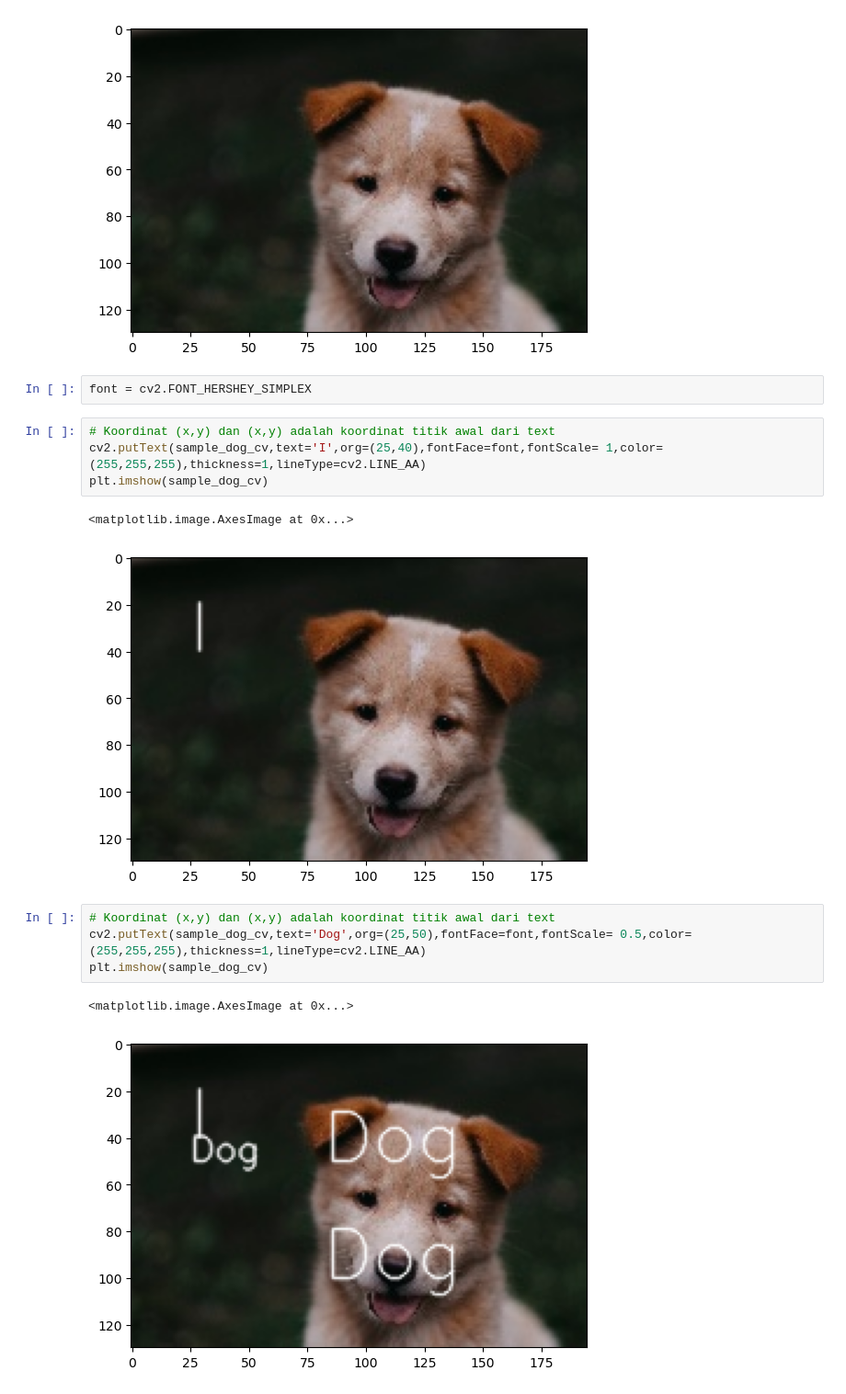
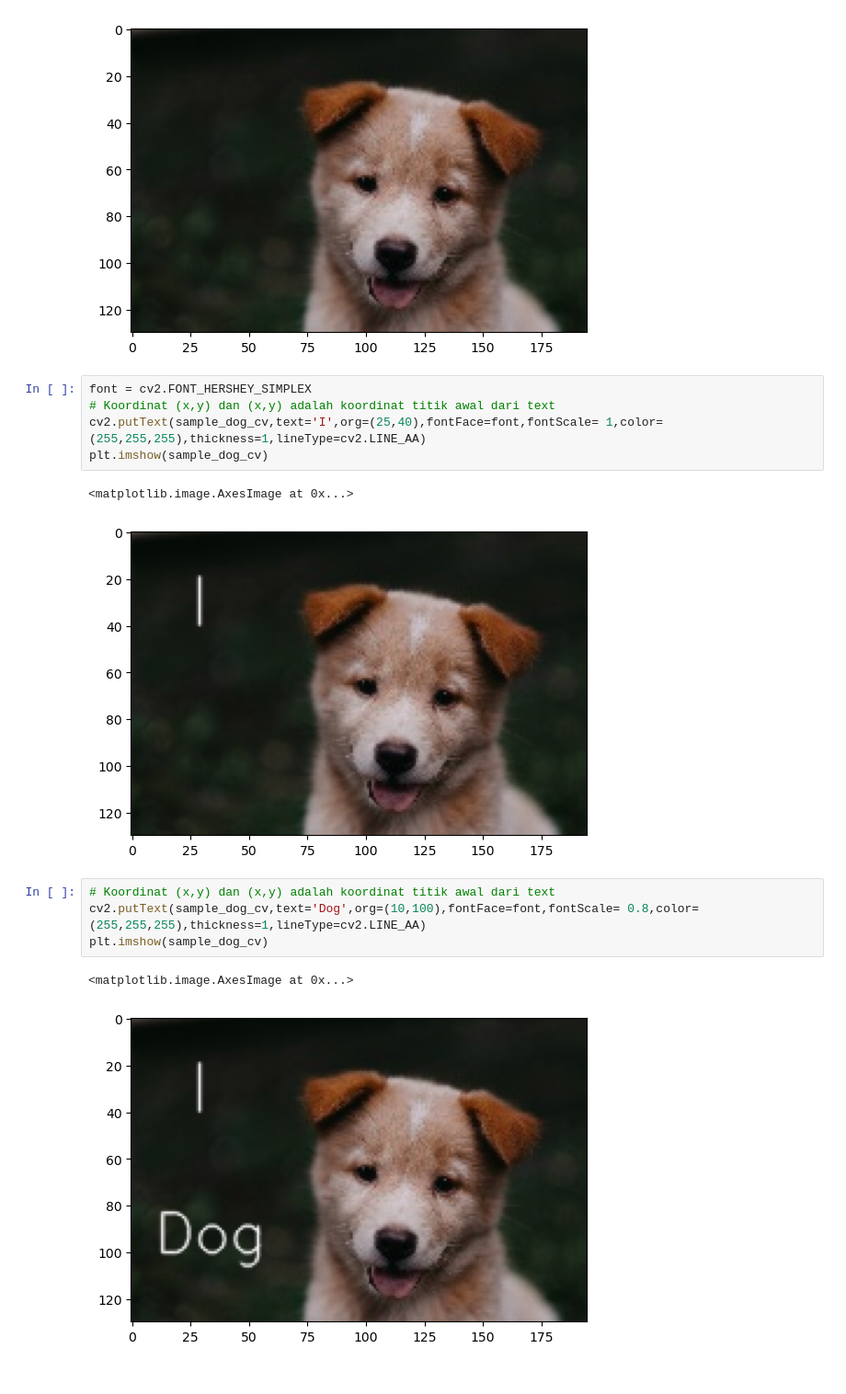
Before and after one commit to Cortana-Coders/AICI-Tasks, a Jupyter notebook: Assigment-Computer-Vision/Muhamad Fadhli Akbar_Cortana_Computer Vision_Tugas01-02.ipynb, the cells around one changed output. Shown at 92% size. Drawn from its saved outputs; the diff is of its cells as text.

```diff
--- a/Assigment-Computer-Vision/Muhamad Fadhli Akbar_Cortana_Computer Vision_Tugas01-02.ipynb
+++ b/Assigment-Computer-Vision/Muhamad Fadhli Akbar_Cortana_Computer Vision_Tugas01-02.ipynb
@@ -128,9 +105,8 @@ plt.imshow(sample_dog_cv)
 # %% [output]
 <matplotlib.image.AxesImage at 0x...>
 [figure]
-# %%
-font = cv2.FONT_HERSHEY_SIMPLEX
 # %%
+font = cv2.FONT_HERSHEY_SIMPLEX
 # Koordinat (x,y) dan (x,y) adalah koordinat titik awal dari text
 cv2.putText(sample_dog_cv,text='I',org=(25,40),fontFace=font,fontScale= 1,color=(255,255,255),thickness=1,lineType=cv2.LINE_AA)
 plt.imshow(sample_dog_cv)
@@ -139,8 +115,8 @@ plt.imshow(sample_dog_cv)
 [figure]
 # %%
 # Koordinat (x,y) dan (x,y) adalah koordinat titik awal dari text
-cv2.putText(sample_dog_cv,text='Dog',org=(25,50),fontFace=font,fontScale= 0.5,color=(255,255,255),thickness=1,lineType=cv2.LINE_AA)
+cv2.putText(sample_dog_cv,text='Dog',org=(10,100),fontFace=font,fontScale= 0.8,color=(255,255,255),thickness=1,lineType=cv2.LINE_AA)
 plt.imshow(sample_dog_cv)
 # %% [output]
 <matplotlib.image.AxesImage at 0x...>
-[figure, old version]
+[figure, new version]
```
Also changed, not shown: parts of 5 cells of this notebook, 2 other files.
